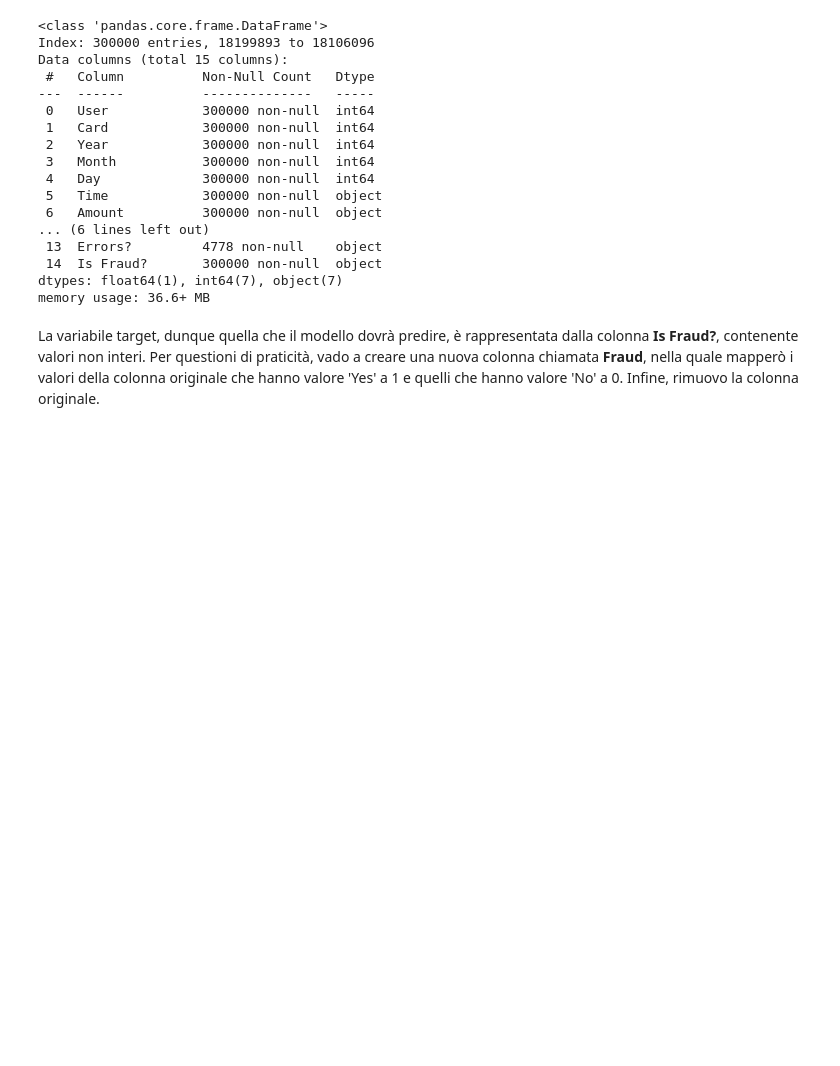
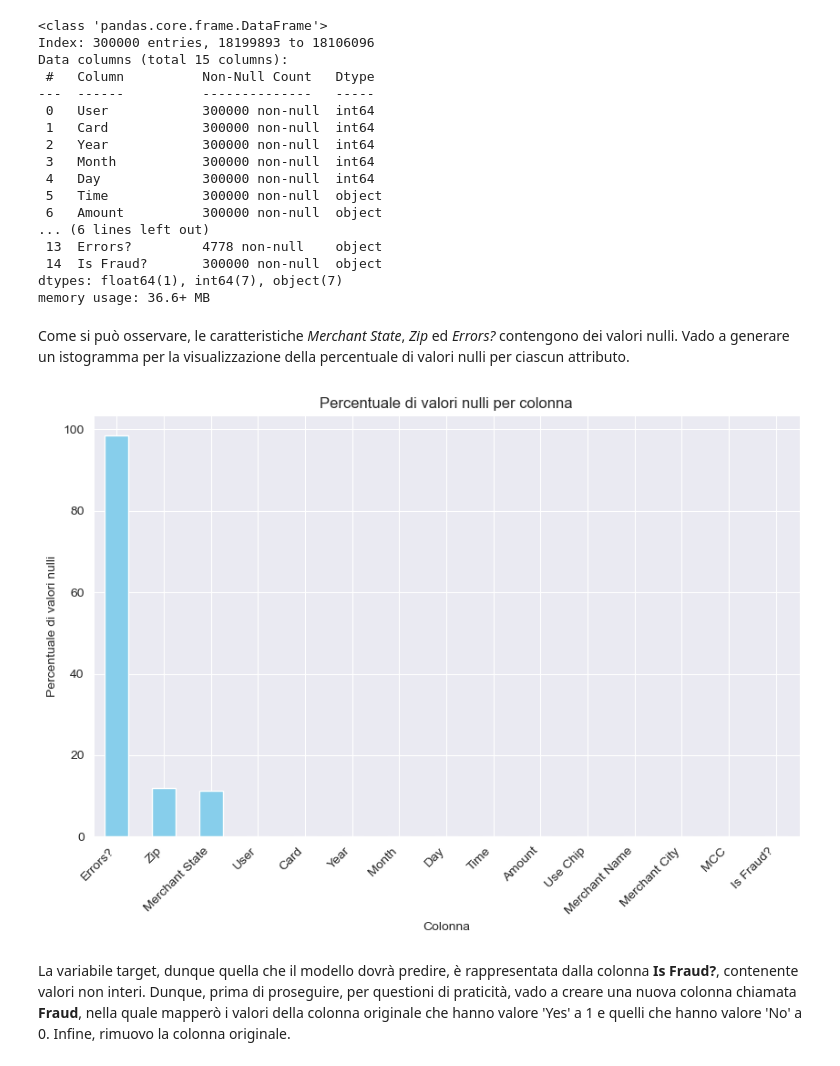
Before and after one commit to marcosantoriello/CCFDetector, a Jupyter notebook: CreditCardFraudDetector.ipynb, the cells around one changed output. Saved outputs shown, nothing was run; the diff lists cells and outputs as text; code cells hidden in the pictures; blank space fills up the shorter version.

```diff
--- a/CreditCardFraudDetector.ipynb
+++ b/CreditCardFraudDetector.ipynb
@@ -52,8 +58,27 @@ Data columns (total 15 columns):
  14  Is Fraud?       300000 non-null  object
 dtypes: float64(1), int64(7), object(7)
 memory usage: 36.6+ MB
-# %% [markdown]
-La variabile target, dunque quella che il modello dovrà predire, è rappresentata dalla colonna **Is Fraud?**, contenente valori non interi. Per questioni di praticità, vado a creare una nuova colonna chiamata **Fraud**, nella quale mapperò i valori della colonna originale che hanno valore 'Yes' a 1 e quelli che hanno valore 'No' a 0. Infine, rimuovo la colonna originale.
+# %% [markdown]
+Come si può osservare, le caratteristiche *Merchant State*, *Zip* ed *Errors?* contengono dei valori nulli. Vado a generare un istogramma per la visualizzazione della percentuale di valori nulli per ciascun attributo.
+# %%
+# Calcolo percentuale di valori nulli per ogni colonna
+percent_missing = (df.isnull().sum() / len(df)) * 100
+
+# Ordino in ordine decrescente di percentuale
+sorted_columns = percent_missing.sort_values(ascending=False)
+
+# Creo un istogramma
+plt.figure(figsize=(10, 6))
+sorted_columns.plot(kind='bar', color='skyblue')
+plt.title('Percentuale di valori nulli per colonna')
+plt.xlabel('Colonna')
+plt.ylabel('Percentuale di valori nulli')
+plt.xticks(rotation=45, ha='right')
+plt.show()
+# %% [output]
+[figure, added]
+# %% [markdown]
+La variabile target, dunque quella che il modello dovrà predire, è rappresentata dalla colonna **Is Fraud?**, contenente valori non interi. Dunque, prima di proseguire, per questioni di praticità, vado a creare una nuova colonna chiamata **Fraud**, nella quale mapperò i valori della colonna originale che hanno valore 'Yes' a 1 e quelli che hanno valore 'No' a 0. Infine, rimuovo la colonna originale.
 # %%
 # Creo una nuova colonna 'Fraud' e le assegno i valori di 'Is Fraud?' convertiti in 0 e 1
 df['Fraud'] = df['Is Fraud?'].map({'Yes': 1, 'No': 0})
```
Also changed, not shown: parts of 21 cells of this notebook, 4 other files.
